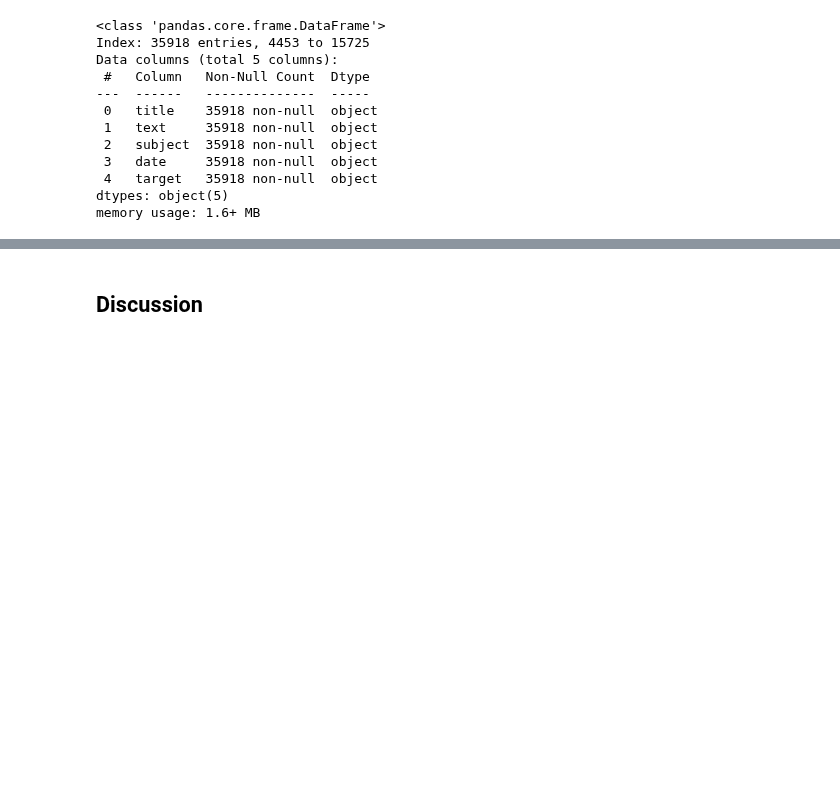
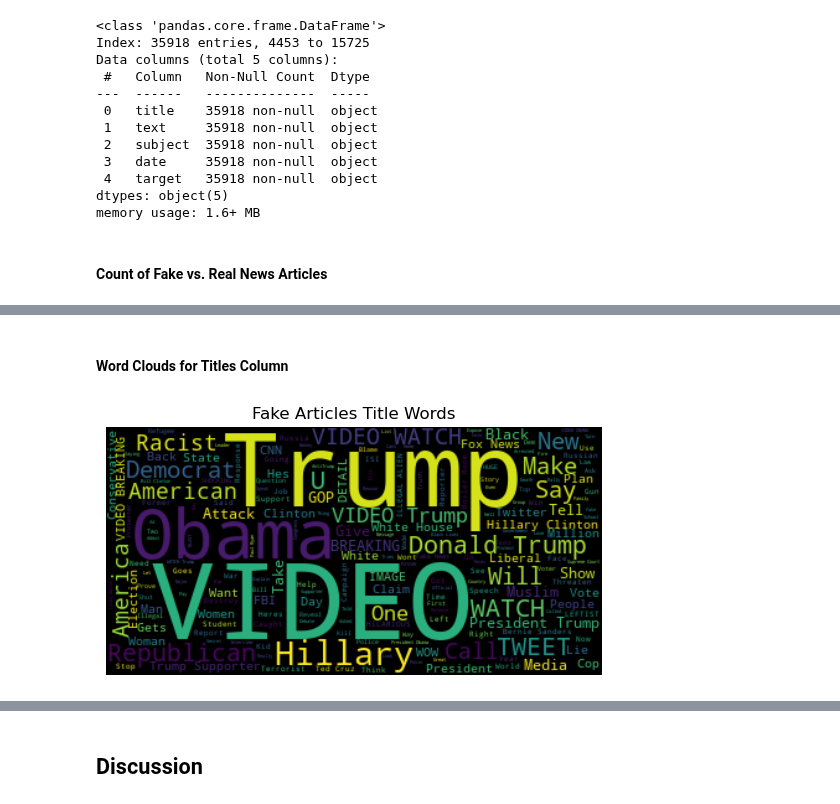
Before and after one commit to Vin-dictive/fake-real-news-detection, a Jupyter notebook: notebooks/analysis.ipynb, the cells around one changed output, grey strips where cells are left out. Saved outputs shown, nothing was run; the diff lists cells and outputs as text; code cells hidden in the pictures; blank space fills up the shorter version.

```diff
--- a/notebooks/analysis.ipynb
+++ b/notebooks/analysis.ipynb
@@ -70,6 +70,8 @@ Data columns (total 5 columns):
  4   target   35918 non-null  object
 dtypes: object(5)
 memory usage: 1.6+ MB
+# %% [markdown]
+#### Count of Fake vs. Real News Articles
 # %%
 alt.data_transformers.enable('vegafusion')
 
@@ -89,0 +101,11 @@ true_words = true_text.str.cat(sep=" ")
+# %% [markdown]
+#### Word Clouds for Titles Column
+# %%
+wordcloud_title_fake = WordCloud().generate(fake_title_words)
+plt.figure()
+plt.imshow(wordcloud_title_fake, interpolation="bilinear")
+plt.title("Fake Articles Title Words")
+plt.axis("off")
+plt.show()
+# %% [output]
+[figure, added]
```
Also changed, not shown: parts of 10 cells of this notebook.
